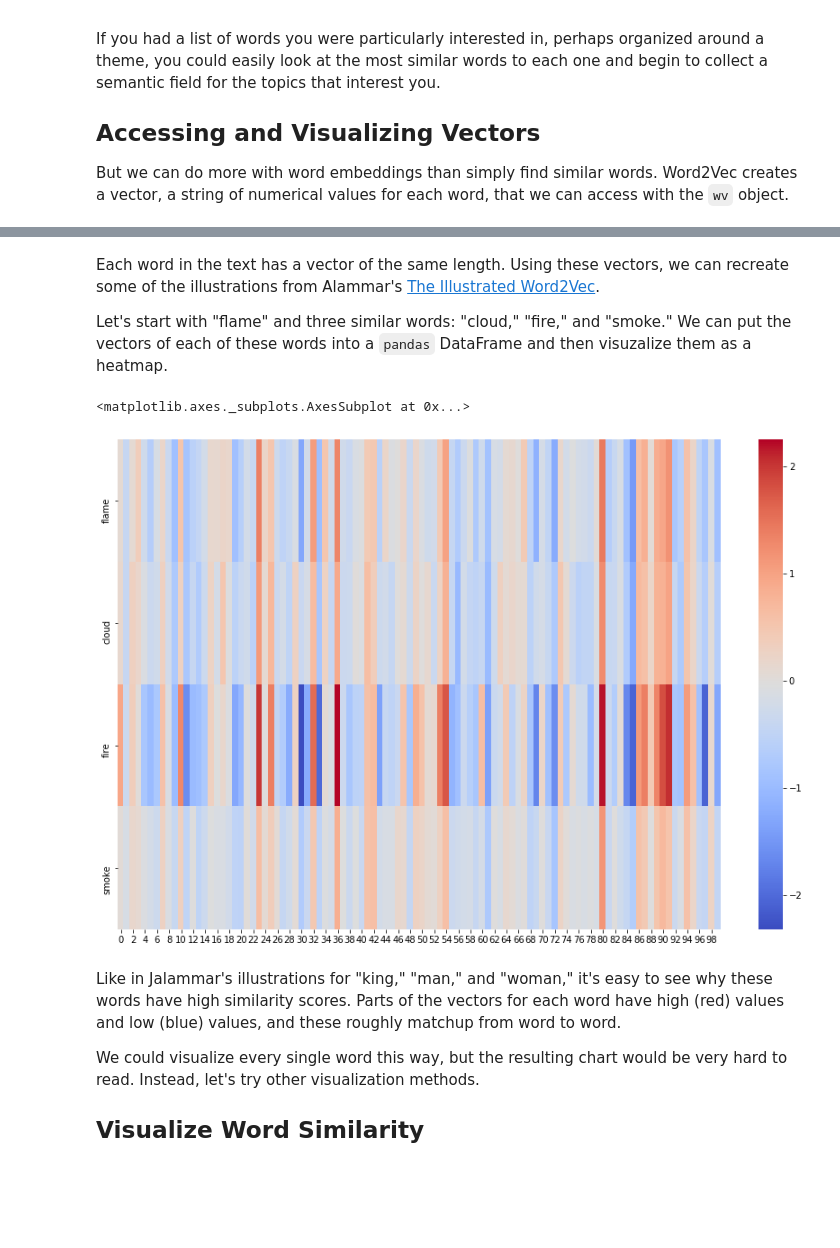
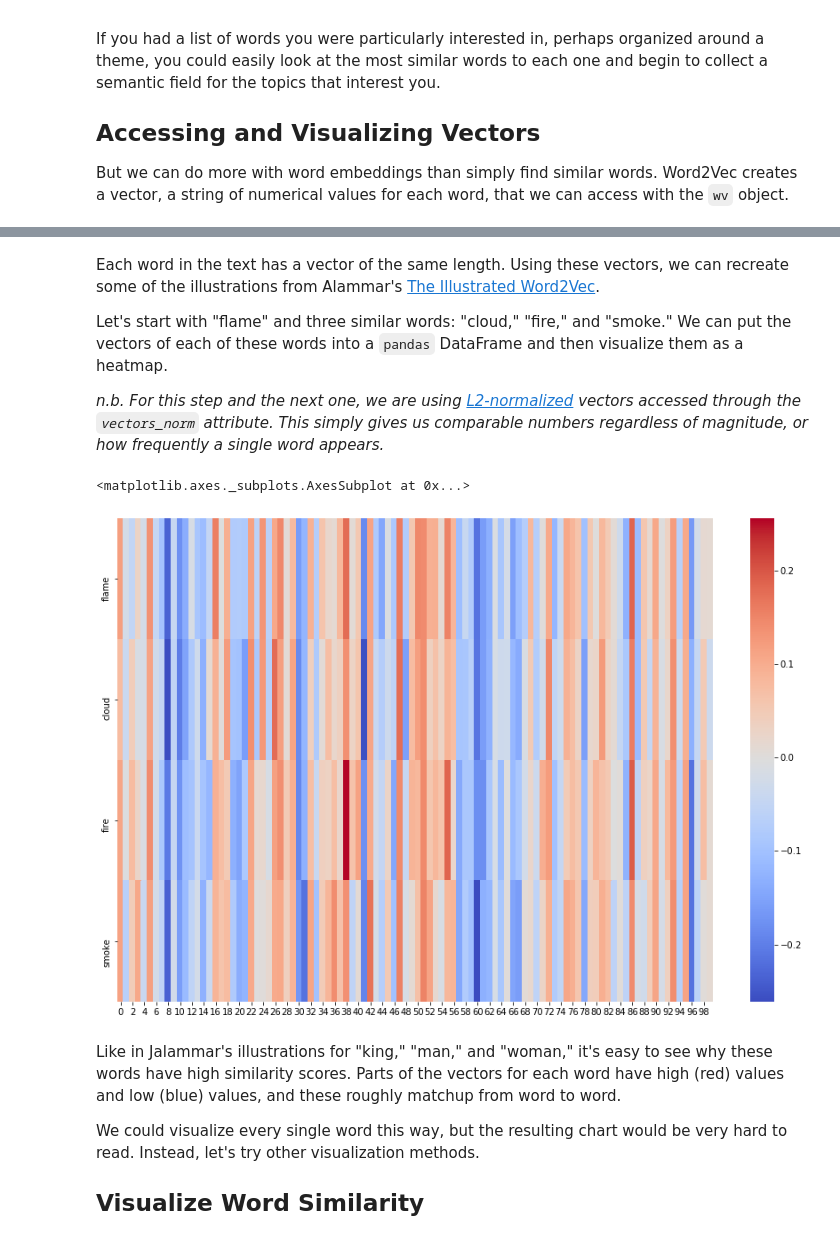
Before and after one commit to earlyprint/jupyterbook, a Jupyter notebook: _build/jupyter_execute/word2vec.ipynb, the cells around one changed output, grey strips where cells are left out. Drawn from its saved outputs; the diff is of its cells as text; code cells hidden in the pictures; blank space fills up the shorter version.

Commit message:
normalized word vectors

```diff
--- a/_build/jupyter_execute/word2vec.ipynb
+++ b/_build/jupyter_execute/word2vec.ipynb
@@ -99,14 +99,19 @@ print(word2vec.wv["flame"])
 # %% [markdown]
 Each word in the text has a vector of the same length. Using these vectors, we can recreate some of the illustrations from Alammar's [The Illustrated Word2Vec](https://jalammar.github.io/illustrated-word2vec/).
 
-Let's start with "flame" and three similar words: "cloud," "fire," and "smoke." We can put the vectors of each of these words into a `pandas` DataFrame and then visuzalize them as a heatmap.
+Let's start with "flame" and three similar words: "cloud," "fire," and "smoke." We can put the vectors of each of these words into a `pandas` DataFrame and then visualize them as a heatmap.
+
+*n.b. For this step and the next one, we are using [L2-normalized](https://en.wikipedia.org/wiki/Norm_(mathematics)#Euclidean_norm) vectors accessed through the `vectors_norm` attribute. This simply gives us comparable numbers regardless of magnitude, or how frequently a single word appears.*
 # %%
-df = pd.DataFrame(word2vec.wv["flame", "cloud", "fire", "smoke"], index=["flame", "cloud", "fire", "smoke"])
+wordlist = ["flame", "cloud", "fire", "smoke"] # The words we've selected
+indices = [word2vec.wv.index2entity.index(w) for w in wordlist] # The numerical indices of those words
+
+df = pd.DataFrame(word2vec.wv.vectors_norm[indices], index=wordlist)
 f, ax = plt.subplots(figsize=(15, 10))
 sns.heatmap(df, cmap='coolwarm')
 # %% [output]
 <matplotlib.axes._subplots.AxesSubplot at 0x...>
-[figure, old version]
+[figure, new version]
 # %% [markdown]
 Like in Jalammar's illustrations for "king," "man," and "woman," it's easy to see why these words have high similarity scores. Parts of the vectors for each word have high (red) values and low (blue) values, and these roughly matchup from word to word.
 
```
Also changed, not shown: parts of 6 cells of this notebook, 13 other files.
